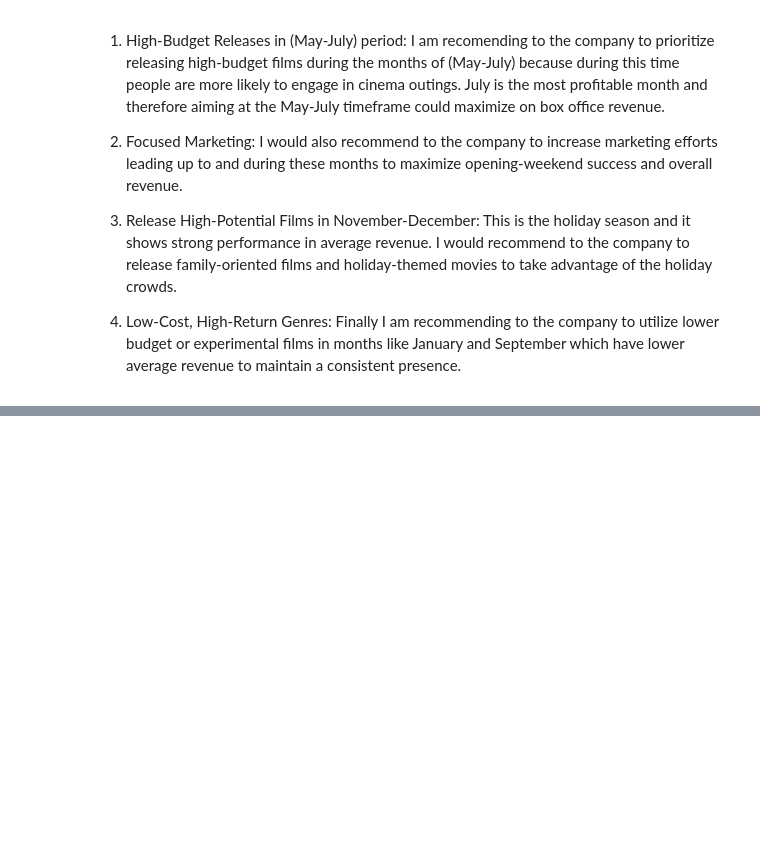
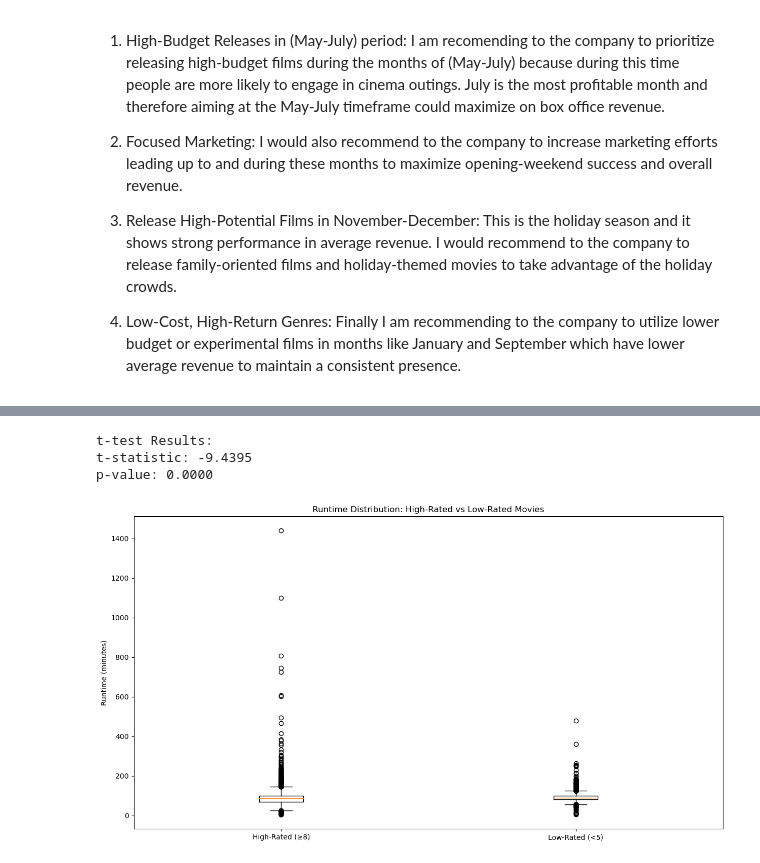
Before and after one commit to gkipkirui1/DSC_PT08P2_Phase_2_Project_Grp_1_Final, a Jupyter notebook: james_eda.ipynb, the cells around one changed output, grey strips where cells are left out. Saved outputs shown, nothing was run; the diff lists cells and outputs as text; code cells hidden in the pictures; blank space fills up the shorter version.

```diff
--- a/james_eda.ipynb
+++ b/james_eda.ipynb
@@ -140,0 +468,4 @@ Based on the findings regarding movie release patterns and their impact on world
+# %%
+# Remove columns with duplicate names
+movie_df = movie_df.loc[:, ~movie_df.columns.duplicated()]
+movie_df.head()
@@ -140,0 +550,12 @@ Based on the findings regarding movie release patterns and their impact on world
+# %%
+#Create a copy of the dataframe
+expanded_df = movie_df.copy()
+
+# Convert the genres string to a list
+expanded_df['genre'] = expanded_df['genres'].str.split(',')
+
+#Create a row for each genre
+expanded_df = expanded_df.explode('genre')
+
+# Show the results
+print(f"Rows: {expanded_df.shape[0]}, Columns: {expanded_df.shape[1]}")
@@ -140,0 +581,3 @@ Based on the findings regarding movie release patterns and their impact on world
+# %%
+# Drop the original 'genres' column since we now have individual genres
+expanded_df = expanded_df.drop('genres', axis=1)
@@ -140,0 +597,11 @@ Based on the findings regarding movie release patterns and their impact on world
+# %%
+
+# Group by movie_id to calculate average runtime and rating for each movie
+movie_stats = expanded_df.groupby('movie_id').agg({
+    'runtime_minutes': 'mean',
+    'averagerating': 'mean'}).reset_index()
+
+# Create high and low rated movie groups
+high_rated = movie_stats[movie_stats['averagerating'] >= 8]
+
+low_rated = movie_stats[movie_stats['averagerating'] < 5]
@@ -140,0 +642,23 @@ Based on the findings regarding movie release patterns and their impact on world
+# %%
+# Perform t-test
+t_stat, p_value = stats.ttest_ind(high_rated['runtime_minutes'], low_rated['runtime_minutes'])
+
+print("\
+t-test Results:")
+print(f"t-statistic: {t_stat:.4f}")
+print(f"p-value: {p_value:.4f}")
+# %% [output]
+t-test Results:
+t-statistic: -9.4395
+p-value: 0.0000
+# %%
+# Create box plot
+plt.figure(figsize=(15, 8))
+data = [high_rated['runtime_minutes'], low_rated['runtime_minutes']]
+labels = ['High-Rated (≥8)', 'Low-Rated (<5)']
+plt.boxplot(data, labels=labels)
+plt.title('Runtime Distribution: High-Rated vs Low-Rated Movies')
+plt.ylabel('Runtime (minutes)')
+plt.show()
+# %% [output]
+[figure, added]
```
Also changed, not shown: parts of 53 cells of this notebook.
